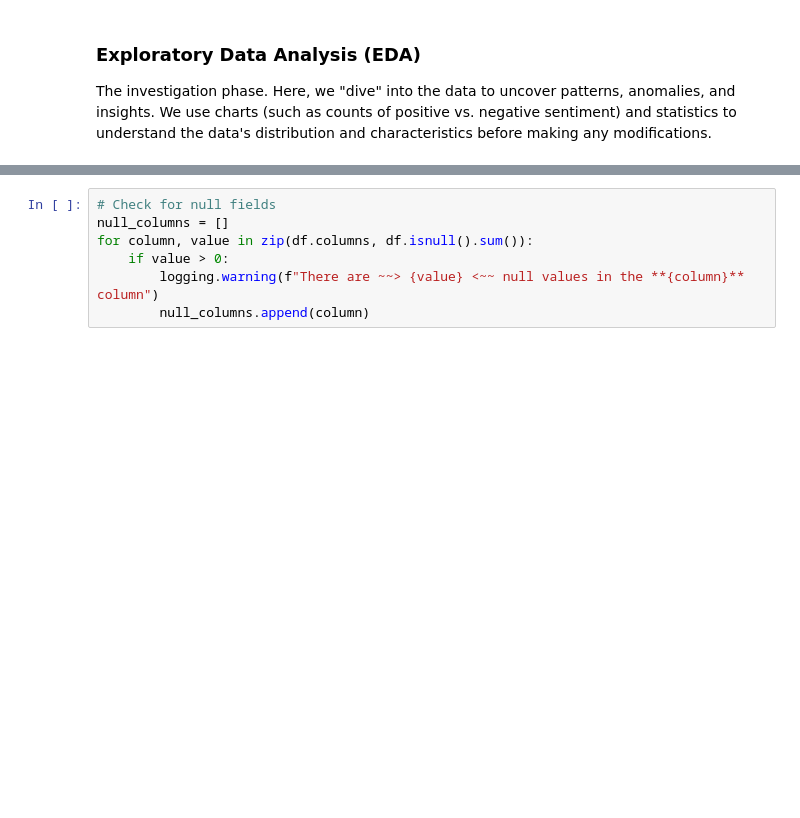
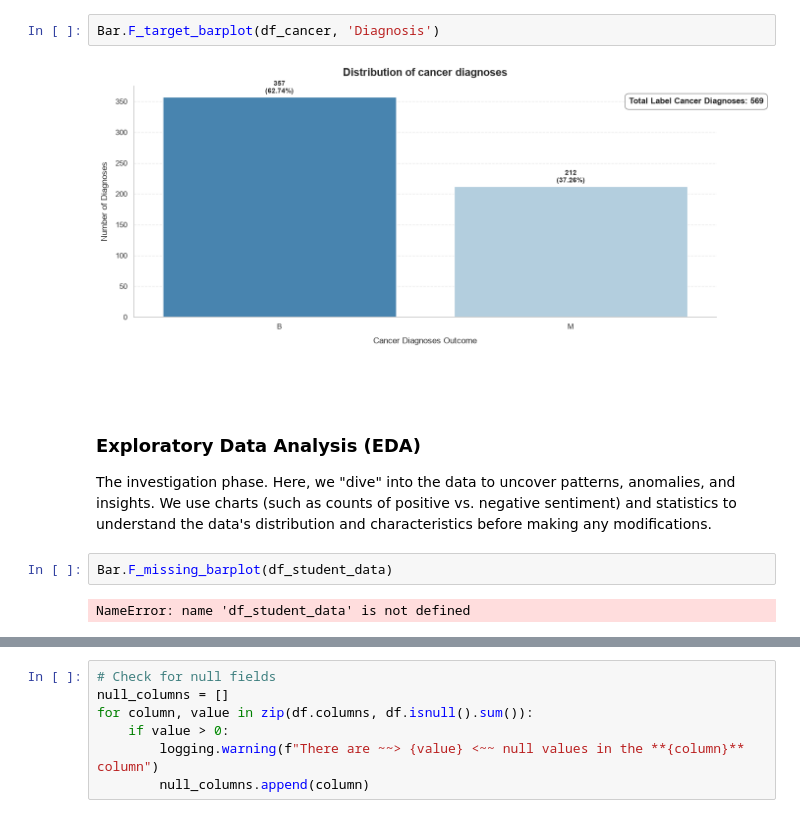
Before and after one commit to CCT-Dublin/CCT_ML_CA_01_50S, a Jupyter notebook: notebooks/CCT_ML_CA_01_50S_2026438.ipynb, the cells around one changed output, grey strips where cells are left out. Saved outputs shown, nothing was run; the diff lists cells and outputs as text; blank space fills up the shorter version.

```diff
--- a/notebooks/CCT_ML_CA_01_50S_2026438.ipynb
+++ b/notebooks/CCT_ML_CA_01_50S_2026438.ipynb
@@ -170,6 +277,16 @@ df.tail(5)
+# %%
+Bar.F_target_barplot(df_cancer, 'Diagnosis')
+# %% [output]
+[figure, added]
+# %% [markdown]
+##
 # %% [markdown]
 ### Exploratory Data Analysis (EDA)
 
 The investigation phase. Here, we "dive" into the data to uncover patterns, anomalies, and insights. We use charts (such as counts of positive vs. negative sentiment) and statistics to understand the data's distribution and characteristics before making any modifications.
+# %%
+Bar.F_missing_barplot(df_student_data)
+# %% [output]
+NameError: name 'df_student_data' is not defined
 # %%
 df.info()
```
Also changed, not shown: parts of 41 cells of this notebook, 6 other files.
